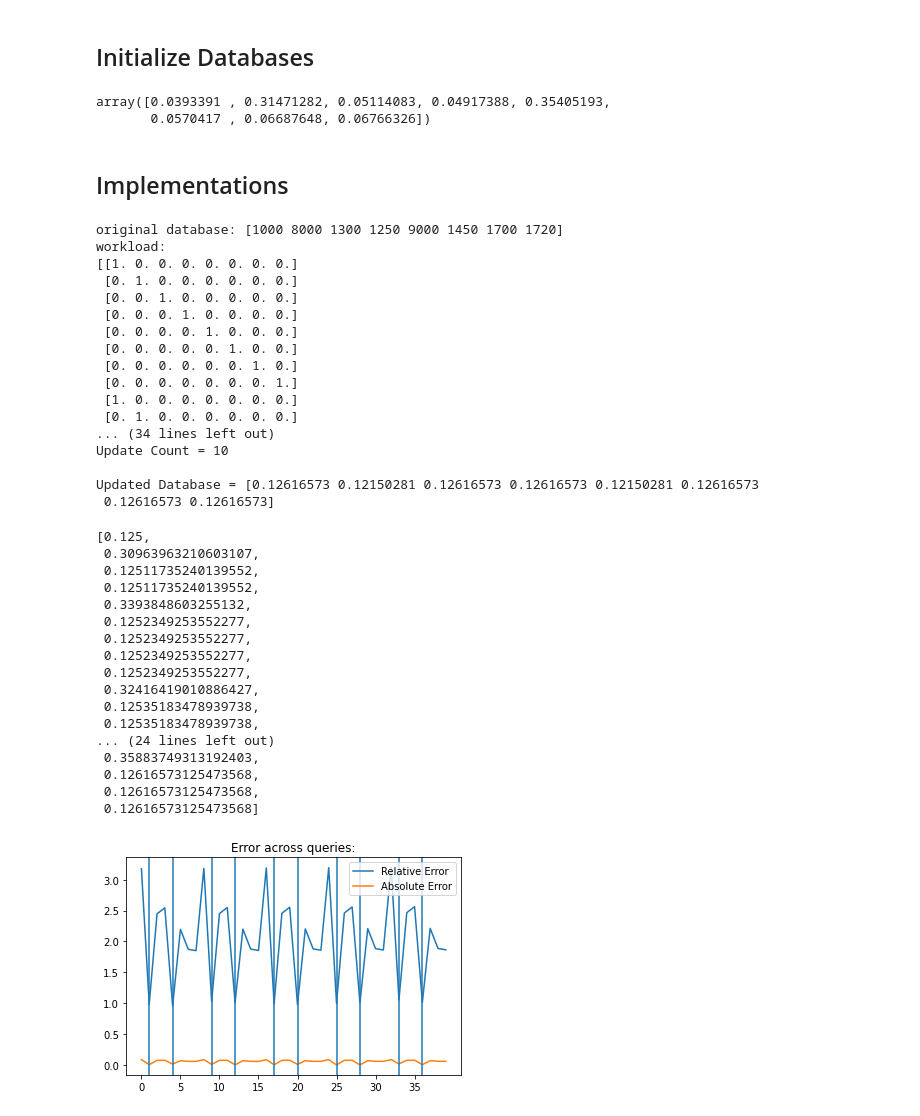
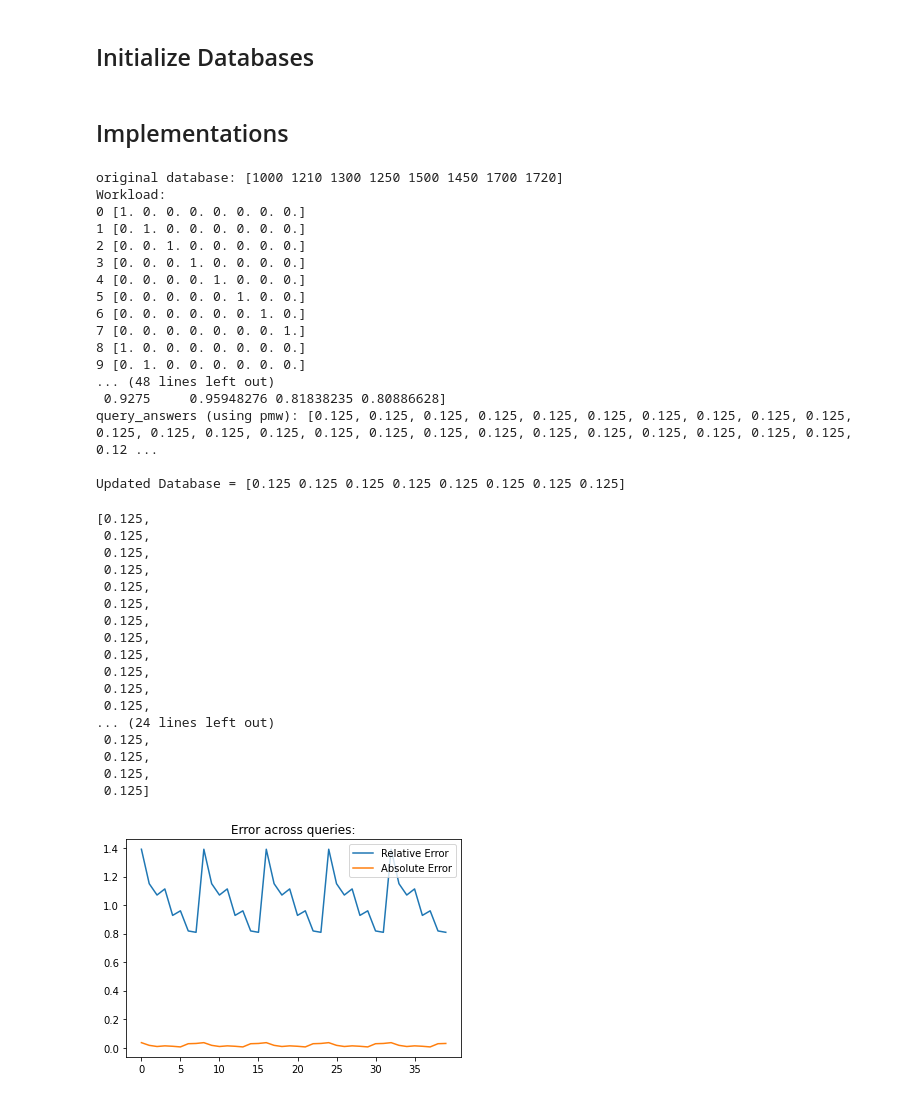
Before and after one commit to yikai-wu/Multi-Analyst-DP, a Jupyter notebook: src/pmw/optimizing_threshold.ipynb, the cells around one changed output. Saved outputs shown, nothing was run; the diff lists cells and outputs as text; code cells hidden in the pictures.

```diff
--- a/src/pmw/optimizing_threshold.ipynb
+++ b/src/pmw/optimizing_threshold.ipynb
@@ -22,49 +22,45 @@ W_random = np.random.permutation(W_sd)
 # %% [markdown]
 ## Initialize Databases
 # %%
-#x = np.array([1000, 1210, 1300, 1250, 1500, 1450, 1700, 1720])
-x = np.array([1000, 8000, 1300, 1250, 9000, 1450, 1700, 1720])
-x/sum(x)
+x_flat = np.array([1000, 1210, 1300, 1250, 1500, 1450, 1700, 1720])
+x_peaks = np.array([1000, 8000, 1300, 1250, 9000, 1450, 1700, 1720])
-# %% [output]
-array([0.0393391 , 0.31471282, 0.05114083, 0.04917388, 0.35405193,
-       0.0570417 , 0.06687648, 0.06766326])
 # %% [markdown]
 ## Implementations
 # %%
-pmw(W_five_identity, x)
+pmw(W_five_identity, x_flat)
 # %% [output]
-original database: [1000 8000 1300 1250 9000 1450 1700 1720]
-workload:
-[[1. 0. 0. 0. 0. 0. 0. 0.]
- [0. 1. 0. 0. 0. 0. 0. 0.]
- [0. 0. 1. 0. 0. 0. 0. 0.]
- [0. 0. 0. 1. 0. 0. 0. 0.]
- [0. 0. 0. 0. 1. 0. 0. 0.]
- [0. 0. 0. 0. 0. 1. 0. 0.]
- [0. 0. 0. 0. 0. 0. 1. 0.]
- [0. 0. 0. 0. 0. 0. 0. 1.]
- [1. 0. 0. 0. 0. 0. 0. 0.]
- [0. 1. 0. 0. 0. 0. 0. 0.]
-... (34 lines left out)
-Update Count = 10
+original database: [1000 1210 1300 1250 1500 1450 1700 1720]
+Workload:
+0 [1. 0. 0. 0. 0. 0. 0. 0.]
+1 [0. 1. 0. 0. 0. 0. 0. 0.]
+2 [0. 0. 1. 0. 0. 0. 0. 0.]
+3 [0. 0. 0. 1. 0. 0. 0. 0.]
+4 [0. 0. 0. 0. 1. 0. 0. 0.]
+5 [0. 0. 0. 0. 0. 1. 0. 0.]
+6 [0. 0. 0. 0. 0. 0. 1. 0.]
+7 [0. 0. 0. 0. 0. 0. 0. 1.]
+8 [1. 0. 0. 0. 0. 0. 0. 0.]
+9 [0. 1. 0. 0. 0. 0. 0. 0.]
+... (48 lines left out)
+ 0.9275     0.95948276 0.81838235 0.80886628]
+query_answers (using pmw): [0.125, 0.125, 0.125, 0.125, 0.125, 0.125, 0.125, 0.125, 0.125, 0.125, 0.125, 0.125, 0.125, 0.125, 0.125, 0.125, 0.125, 0.125, 0.125, 0.125, 0.125, 0.125, 0.125, 0.125, 0.12 ...
 
-Updated Database = [0.12616573 0.12150281 0.12616573 0.12616573 0.12150281 0.12616573
- 0.12616573 0.12616573]
+Updated Database = [0.125 0.125 0.125 0.125 0.125 0.125 0.125 0.125]
 [0.125,
- 0.30963963210603107,
- 0.12511735240139552,
- 0.12511735240139552,
- 0.3393848603255132,
- 0.1252349253552277,
- 0.1252349253552277,
- 0.1252349253552277,
- 0.1252349253552277,
- 0.32416419010886427,
- 0.12535183478939738,
- 0.12535183478939738,
+ 0.125,
+ 0.125,
+ 0.125,
+ 0.125,
+ 0.125,
+ 0.125,
+ 0.125,
+ 0.125,
+ 0.125,
+ 0.125,
+ 0.125,
 ... (24 lines left out)
- 0.35883749313192403,
- 0.12616573125473568,
- 0.12616573125473568,
- 0.12616573125473568]
+ 0.125,
+ 0.125,
+ 0.125,
+ 0.125]
-[figure, old version]
+[figure, new version]
```
Also changed, not shown: parts of 7 cells of this notebook, 1 other file.
